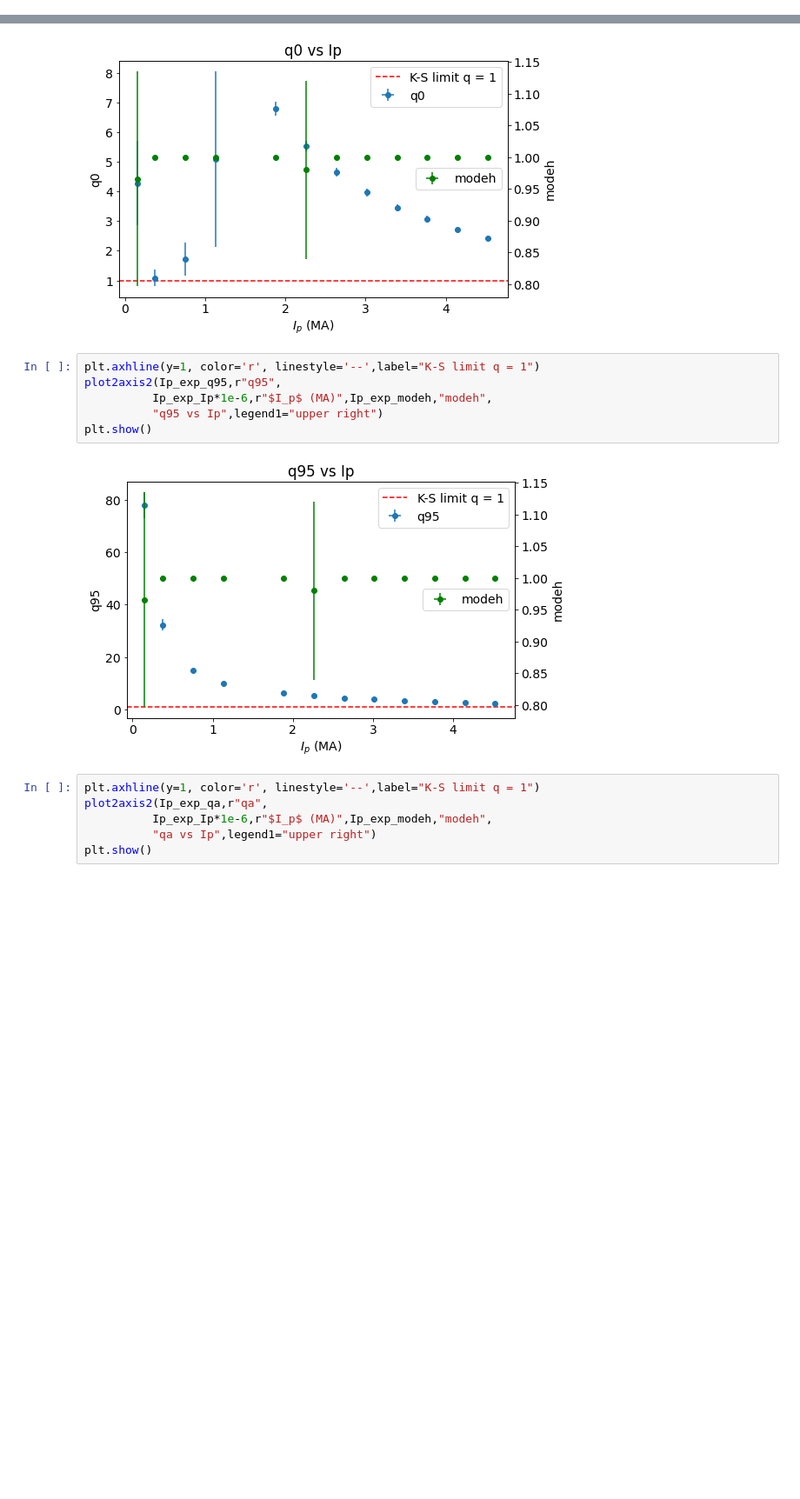
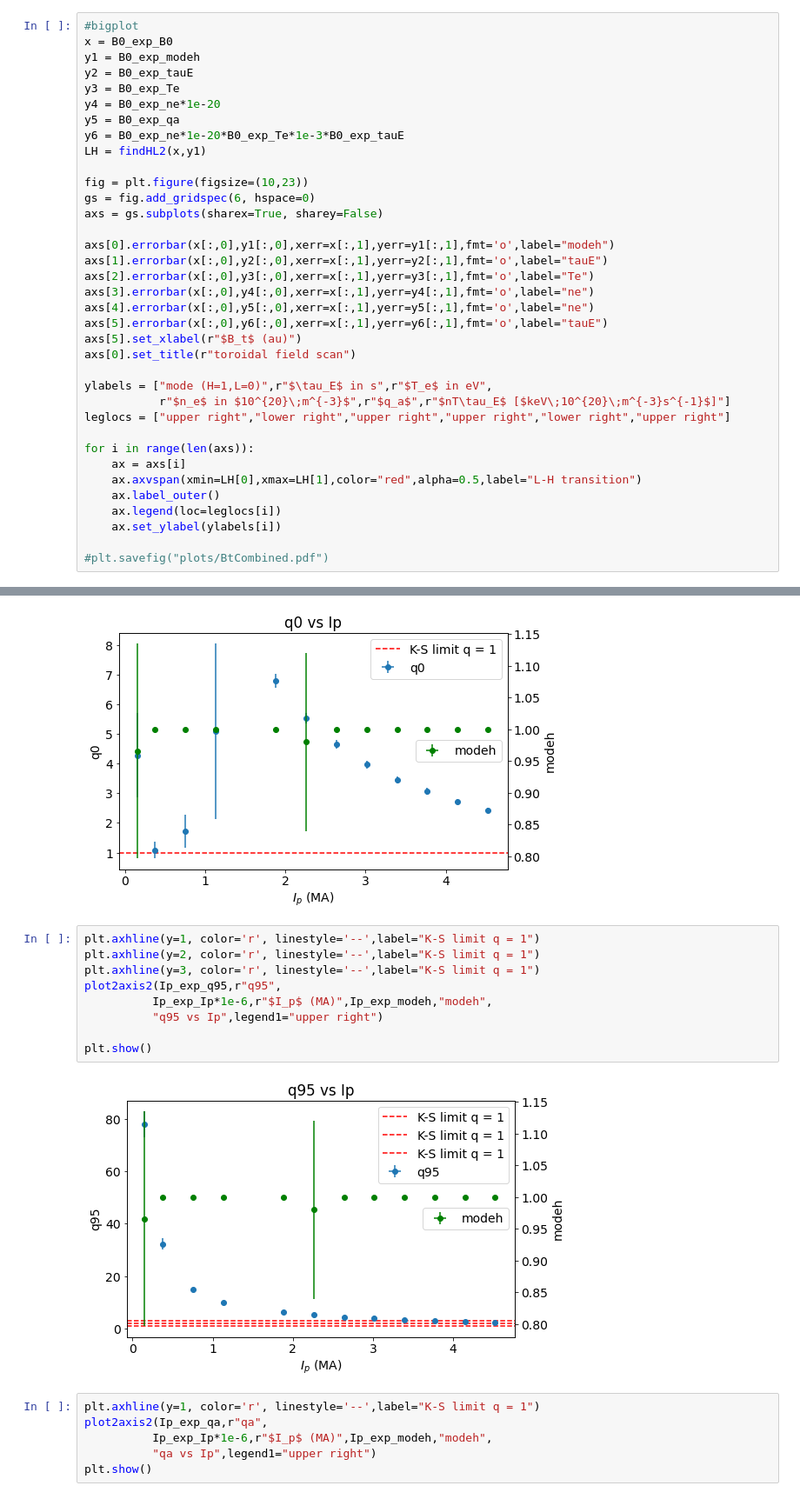
Before and after one commit to tobiasschuett/mcf-lab, a Jupyter notebook: metis/NBI_analysis-Copy1.ipynb, the cells around one changed output, grey strips where cells are left out. Shown at 87% size. Drawn from its saved outputs; the diff is of its cells as text; blank space fills up the shorter version.

```diff
--- a/metis/NBI_analysis-Copy1.ipynb
+++ b/metis/NBI_analysis-Copy1.ipynb
@@ -217,0 +292,36 @@ plot2axis(triple,r"$nT\tau_E$ in $(keVm^{-3}s^{-1})$",
+# %%
+#bigplot
+x = B0_exp_B0
+y1 = B0_exp_modeh
+y2 = B0_exp_tauE
+y3 = B0_exp_Te
+y4 = B0_exp_ne*1e-20
+y5 = B0_exp_qa
+y6 = B0_exp_ne*1e-20*B0_exp_Te*1e-3*B0_exp_tauE
+LH = findHL2(x,y1)
+
+fig = plt.figure(figsize=(10,23))
+gs = fig.add_gridspec(6, hspace=0)
+axs = gs.subplots(sharex=True, sharey=False)
+
+axs[0].errorbar(x[:,0],y1[:,0],xerr=x[:,1],yerr=y1[:,1],fmt='o',label="modeh")
+axs[1].errorbar(x[:,0],y2[:,0],xerr=x[:,1],yerr=y2[:,1],fmt='o',label="tauE")
+axs[2].errorbar(x[:,0],y3[:,0],xerr=x[:,1],yerr=y3[:,1],fmt='o',label="Te")
+axs[3].errorbar(x[:,0],y4[:,0],xerr=x[:,1],yerr=y4[:,1],fmt='o',label="ne")
+axs[4].errorbar(x[:,0],y5[:,0],xerr=x[:,1],yerr=y5[:,1],fmt='o',label="ne")
+axs[5].errorbar(x[:,0],y6[:,0],xerr=x[:,1],yerr=y6[:,1],fmt='o',label="tauE")
+axs[5].set_xlabel(r"$B_t$ (au)")
+axs[0].set_title(r"toroidal field scan")
+
+ylabels = ["mode (H=1,L=0)",r"$\tau_E$ in s",r"$T_e$ in eV",
+           r"$n_e$ in $10^{20}\;m^{-3}$",r"$q_a$",r"$nT\tau_E$ [$keV\;10^{20}\;m^{-3}s^{-1}$]"]
+leglocs = ["upper right","lower right","upper right","upper right","lower right","upper right"]
+
+for i in range(len(axs)):
+    ax = axs[i]
+    ax.axvspan(xmin=LH[0],xmax=LH[1],color="red",alpha=0.5,label="L-H transition")
+    ax.label_outer()
+    ax.legend(loc=leglocs[i])
+    ax.set_ylabel(ylabels[i])
+
+#plt.savefig("plots/BtCombined.pdf")
@@ -475,12 +667,15 @@ plt.show()
 [figure]
 # %%
 plt.axhline(y=1, color='r', linestyle='--',label="K-S limit q = 1")
+plt.axhline(y=2, color='r', linestyle='--',label="K-S limit q = 1")
+plt.axhline(y=3, color='r', linestyle='--',label="K-S limit q = 1")
 plot2axis2(Ip_exp_q95,r"q95",
           Ip_exp_Ip*1e-6,r"$I_p$ (MA)",Ip_exp_modeh,"modeh",
           "q95 vs Ip",legend1="upper right")
+
 plt.show()
 # %% [output]
-[figure, old version]
+[figure, new version]
 # %%
 plt.axhline(y=1, color='r', linestyle='--',label="K-S limit q = 1")
 plot2axis2(Ip_exp_qa,r"qa",
```
Also changed, not shown: parts of 18 cells of this notebook, 8 other files.
